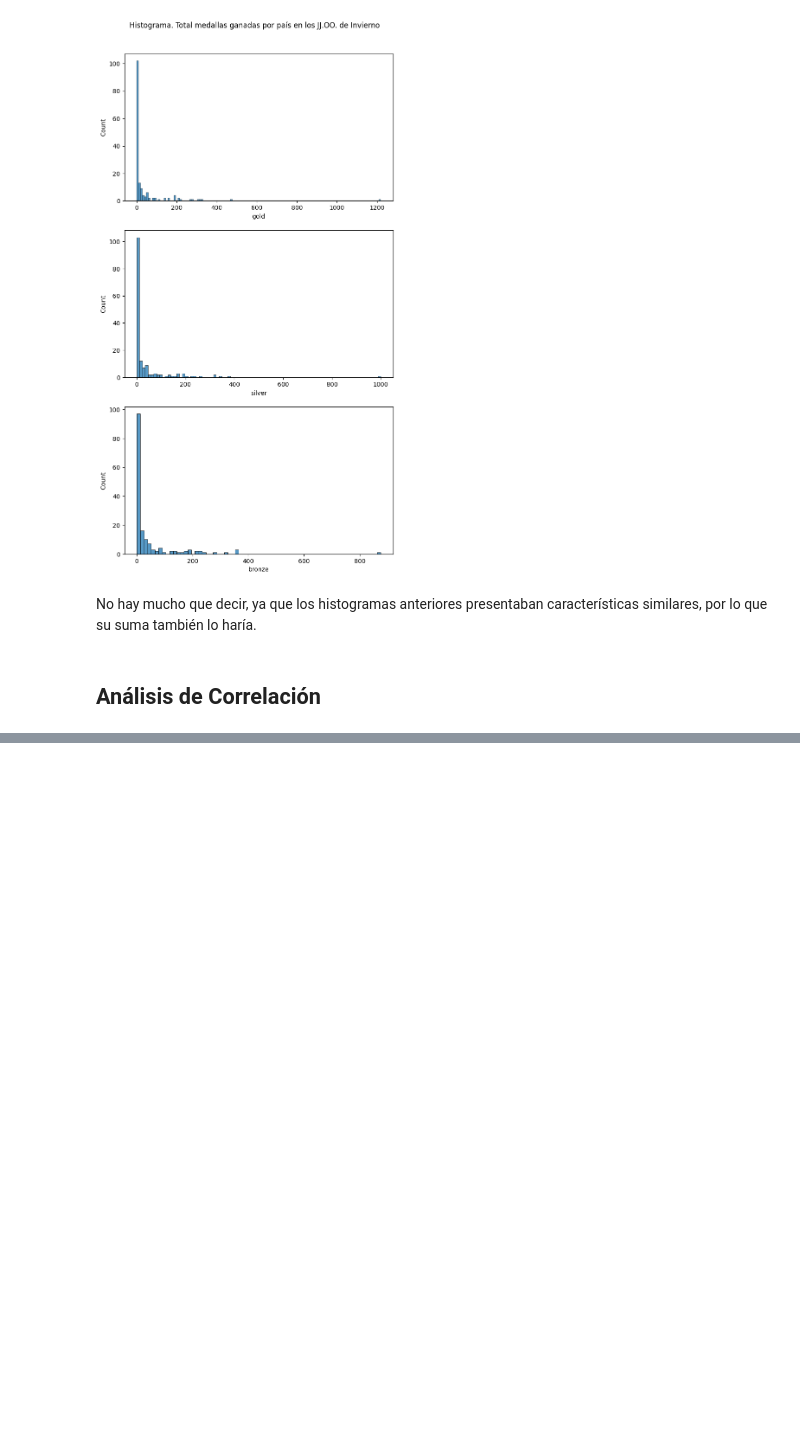
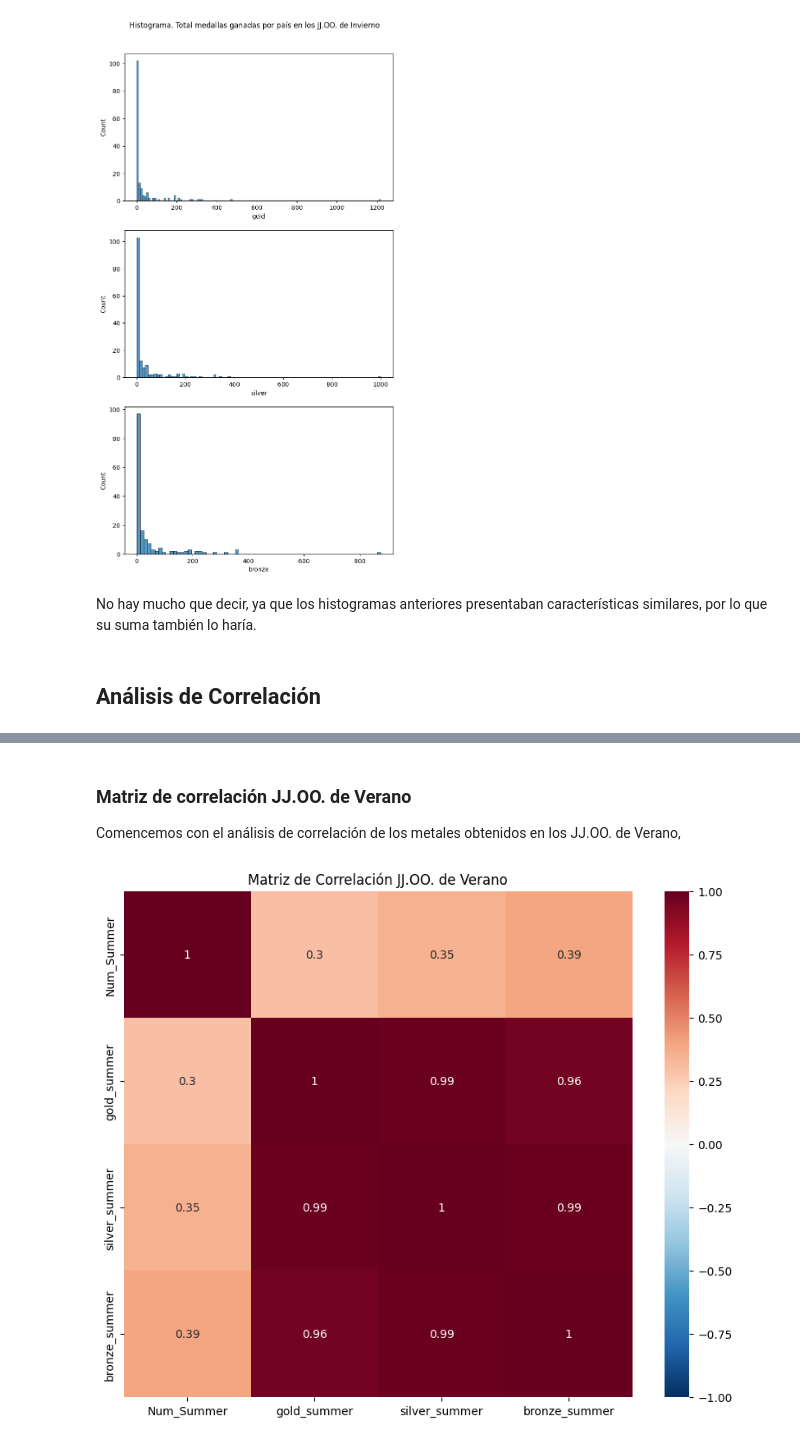
Before and after one commit to leodan52/OlympicMedalsByCountry, a Jupyter notebook: 01-Analisis_estadistico_descriptivo.ipynb, the cells around one changed output, grey strips where cells are left out. Saved outputs shown, nothing was run; the diff lists cells and outputs as text; code cells hidden in the pictures; blank space fills up the shorter version.

```diff
--- a/01-Analisis_estadistico_descriptivo.ipynb
+++ b/01-Analisis_estadistico_descriptivo.ipynb
@@ -409,0 +416,8 @@ No hay mucho que decir, ya que los histogramas anteriores presentaban caracterí
+# %%
+def matriz_correlacion(corr_matrix, figsize=(10, 8), title="Matriz de correlación", annot=True):
+	fig, ax = plt.subplots(figsize=figsize)
+
+	sns.heatmap(corr_matrix, cmap='RdBu_r', center=0, vmin=-1, vmax=1, annot=annot, ax=ax)
+	ax.set_title(title)
+
+	plt.show()
@@ -409,0 +430,10 @@ No hay mucho que decir, ya que los histogramas anteriores presentaban caracterí
+# %% [markdown]
+### Matriz de correlación JJ.OO. de Verano
+
+Comencemos con el análisis de correlación de los metales obtenidos en los JJ.OO. de Verano,
+# %%
+columns_summer = ["Num_Summer", "gold_summer", "silver_summer", "bronze_summer"]
+
+matriz_correlacion(df_verano[columns_summer].corr(), title="Matriz de Correlación JJ.OO. de Verano")
+# %% [output]
+[figure, added]
```
Also changed, not shown: parts of 32 cells of this notebook.
